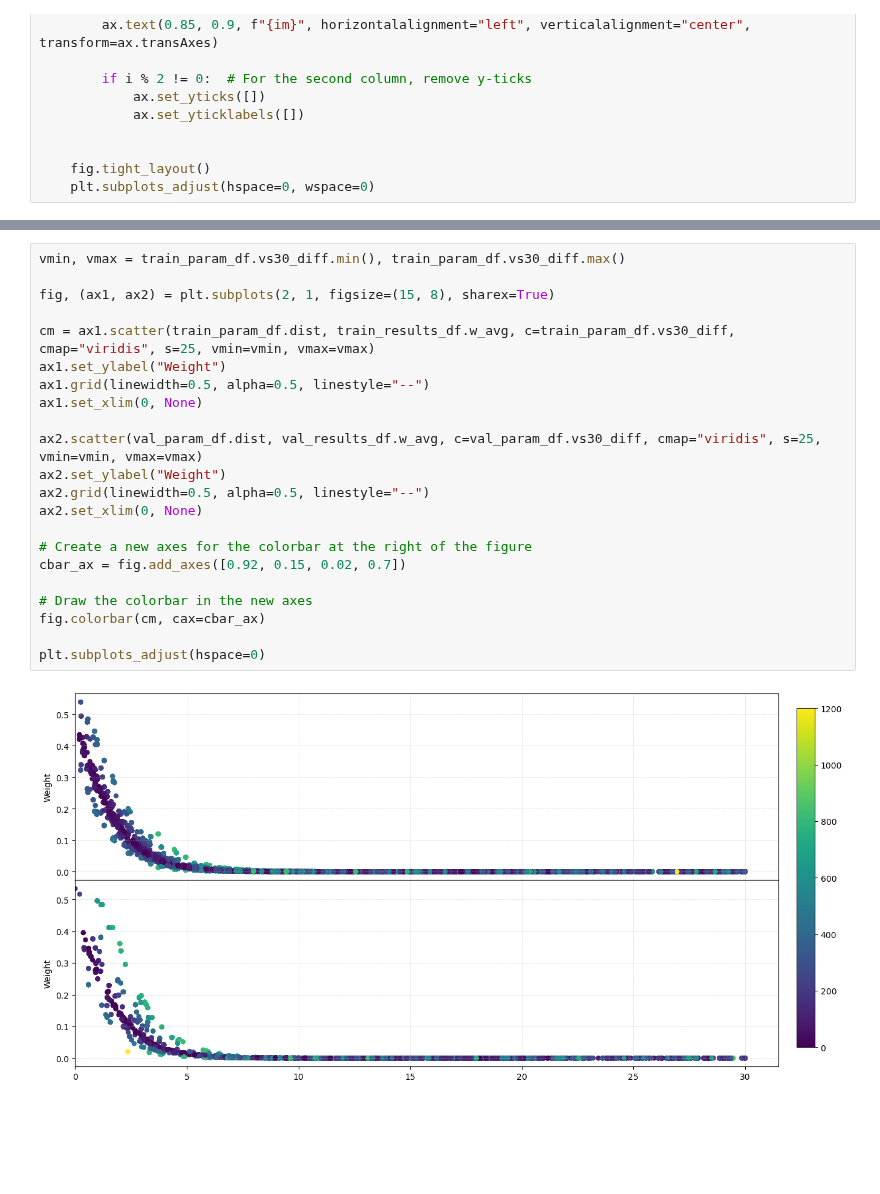
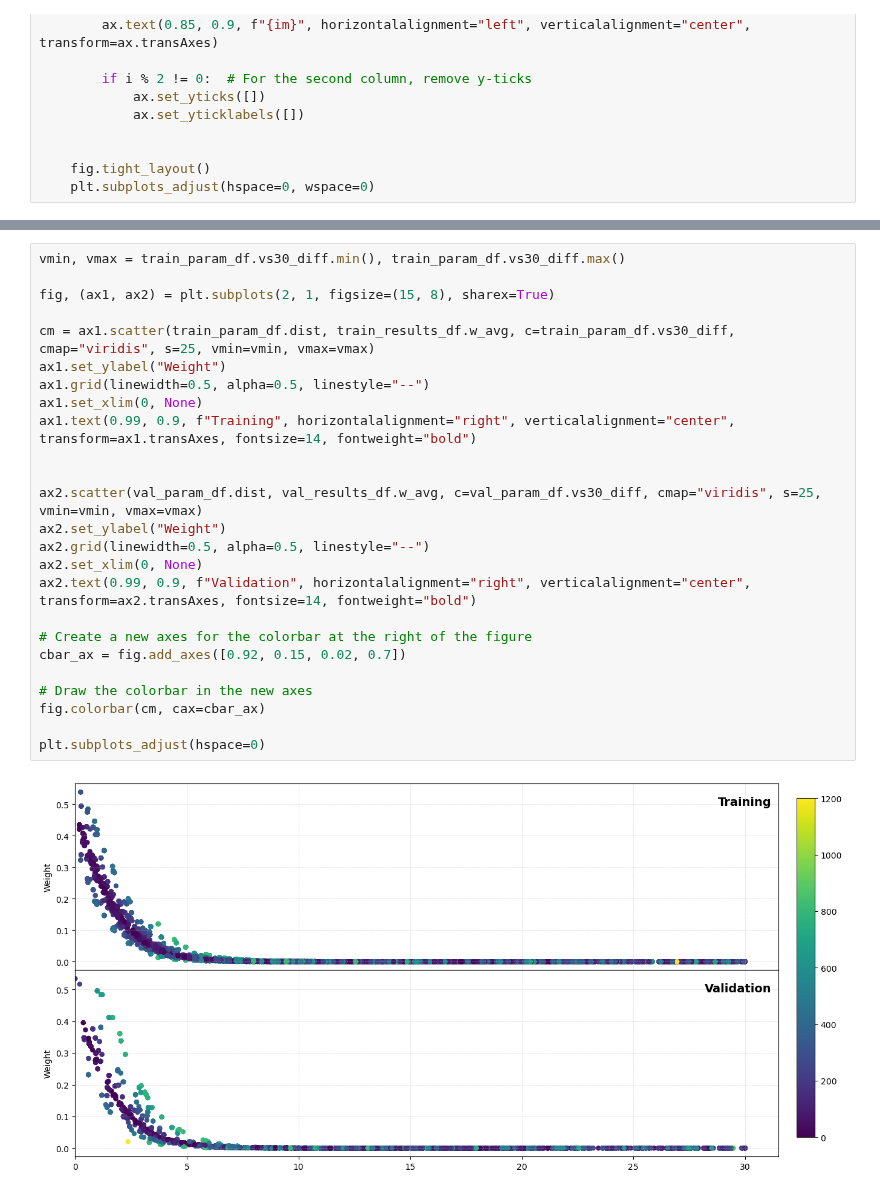
Before and after one commit to claudio525/post_event_gm_gnn, a Jupyter notebook: sim_ranking/explore/weight_model.ipynb, the cells around one changed output, grey strips where cells are left out. Cells and saved outputs as stored; diff of their text form; blank space fills up the shorter version.

```diff
--- a/sim_ranking/explore/weight_model.ipynb
+++ b/sim_ranking/explore/weight_model.ipynb
@@ -208,24 +217,27 @@ cur_result_df
 # %%
 vmin, vmax = train_param_df.vs30_diff.min(), train_param_df.vs30_diff.max()
 
 fig, (ax1, ax2) = plt.subplots(2, 1, figsize=(15, 8), sharex=True)
 
 cm = ax1.scatter(train_param_df.dist, train_results_df.w_avg, c=train_param_df.vs30_diff, cmap="viridis", s=25, vmin=vmin, vmax=vmax)
 ax1.set_ylabel("Weight")
 ax1.grid(linewidth=0.5, alpha=0.5, linestyle="--")
 ax1.set_xlim(0, None)
+ax1.text(0.99, 0.9, f"Training", horizontalalignment="right", verticalalignment="center", transform=ax1.transAxes, fontsize=14, fontweight="bold")
+
 
 ax2.scatter(val_param_df.dist, val_results_df.w_avg, c=val_param_df.vs30_diff, cmap="viridis", s=25, vmin=vmin, vmax=vmax)
 ax2.set_ylabel("Weight")
 ax2.grid(linewidth=0.5, alpha=0.5, linestyle="--")
 ax2.set_xlim(0, None)
+ax2.text(0.99, 0.9, f"Validation", horizontalalignment="right", verticalalignment="center", transform=ax2.transAxes, fontsize=14, fontweight="bold")
 
 # Create a new axes for the colorbar at the right of the figure
 cbar_ax = fig.add_axes([0.92, 0.15, 0.02, 0.7])
 
 # Draw the colorbar in the new axes
 fig.colorbar(cm, cax=cbar_ax)
 
 plt.subplots_adjust(hspace=0)
 # %% [output]
-[figure, old version]
+[figure, new version]
```
Also changed, not shown: parts of 5 cells of this notebook, 2 other files.
